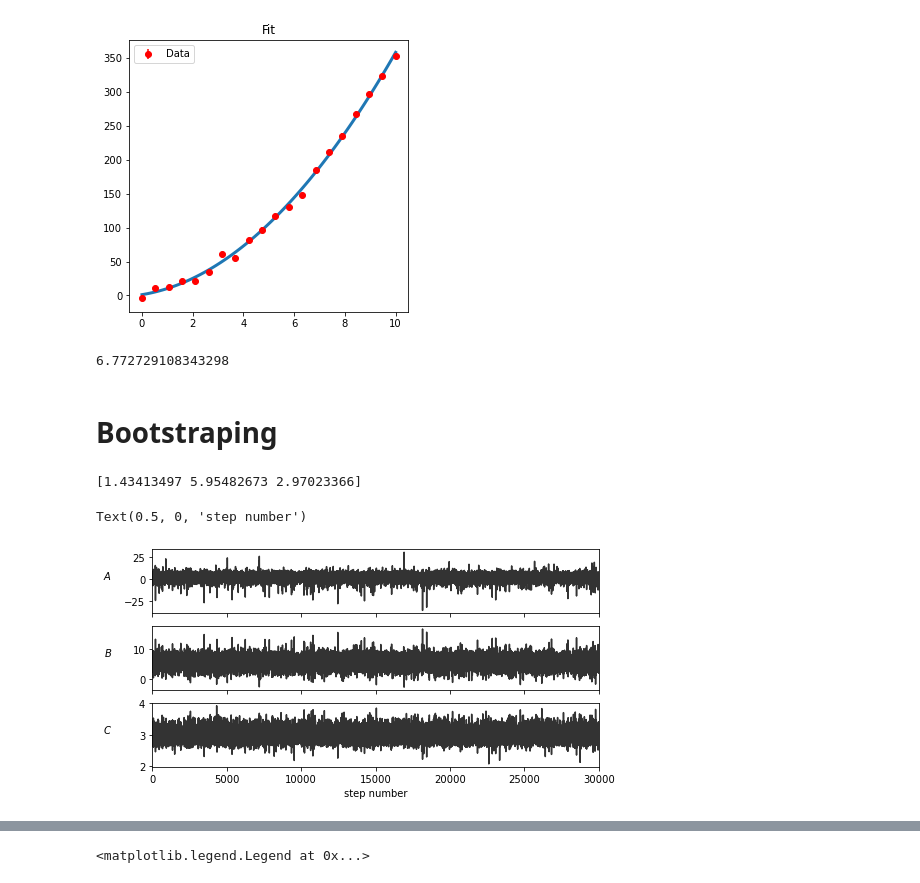
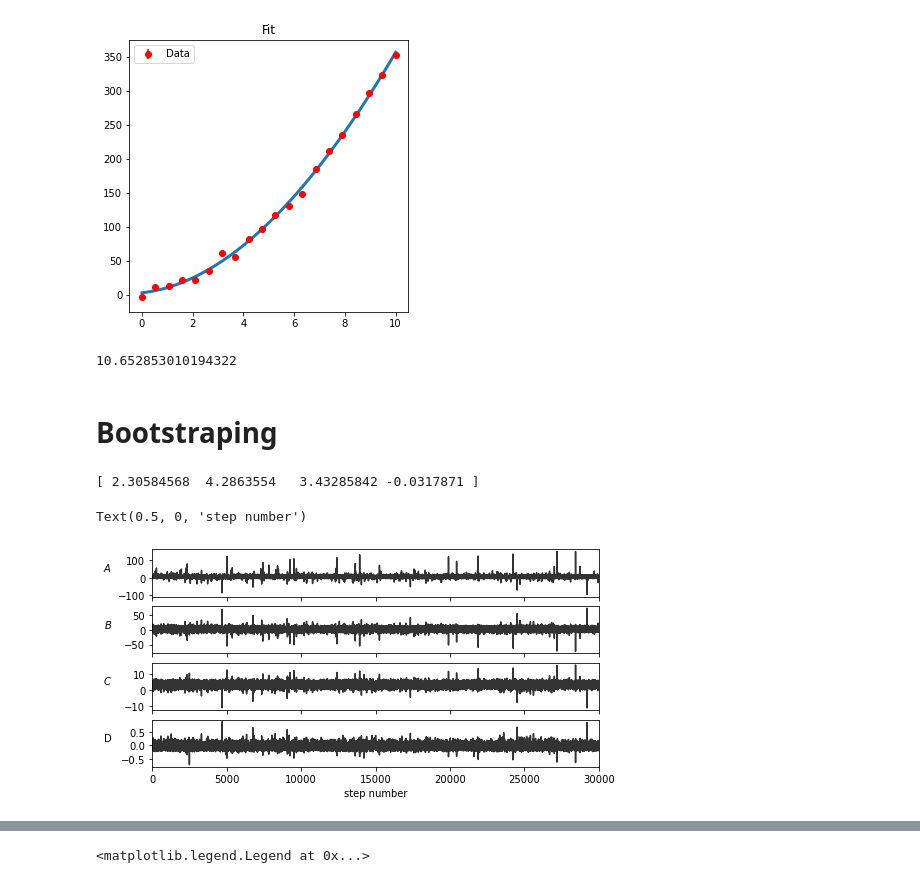
Before and after one commit to psalazarg02/MetodosComputacionales20222, a Jupyter notebook: Week8/IncertidumbreMinimosCuadrados.ipynb, the cells around one changed output, grey strips where cells are left out. Drawn from its saved outputs; the diff is of its cells as text; code cells hidden in the pictures.

```diff
--- a/Week8/IncertidumbreMinimosCuadrados.ipynb
+++ b/Week8/IncertidumbreMinimosCuadrados.ipynb
@@ -120,7 +120,7 @@ def GetFit(x,y,n=3):
 
     return xsol
 # %%
-n = 2 # order of the polynomial
+n = 3 # order of the polynomial
 param = GetFit(x,y,n=n)
 print(param)
 # %% [output]
@@ -165,7 +165,7 @@ param = GetFit(x,y,n)
 Chi2,df = GetChi2(x,y,sigma,param)
 print(Chi2)
 # %% [output]
-6.772729108343298
+10.652853010194322
 # %% [markdown]
 # Bootstraping
 # %%
@@ -195,19 +195,19 @@ Mean_Dist = GetBootstrapping(x,n=n)
 # %%
 params = np.percentile(Mean_Dist,50,axis=0)
 print(params)
 fig, axes = plt.subplots(len(params), figsize=(8, 4), sharex=True)
-labels = ["$A$","$B$","$C$"]
+labels = ["$A$","$B$","$C$","D"]
 for i in range(len(params)):
     ax = axes[i]
     ax.plot(Mean_Dist[:,i], 'k', alpha=0.8)
     ax.set_xlim(0, len(Mean_Dist))
     ax.set_ylabel(labels[i], rotation=0)
     ax.yaxis.set_label_coords(-0.1, 0.5)
 axes[-1].set_xlabel("step number")
 # %% [output]
-[1.43413497 5.95482673 2.97023366]
+[ 2.30584568  4.2863554   3.43285842 -0.0317871 ]
 Text(0.5, 0, 'step number')
-[figure, old version]
+[figure, new version]
 # %%
 truths = np.percentile(Mean_Dist,50, axis=0)
 figure = corner.corner(Mean_Dist,
```
Also changed, not shown: parts of 20 cells of this notebook.
